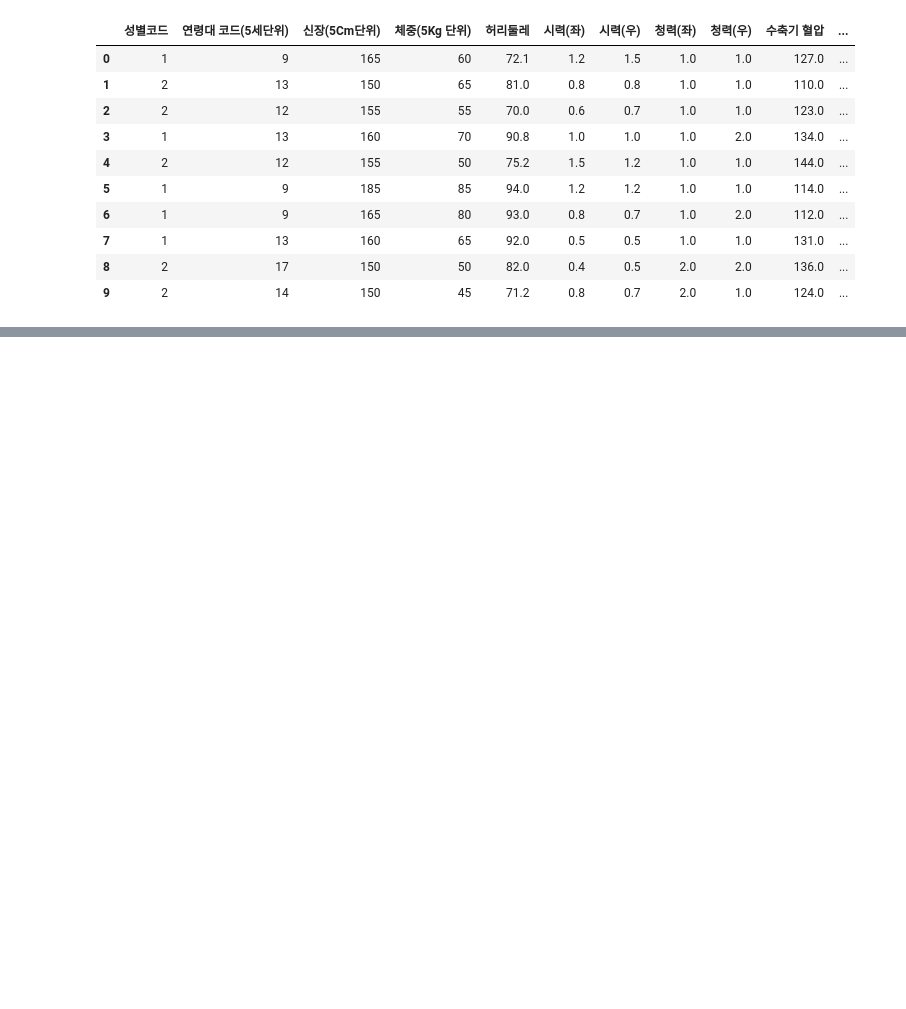
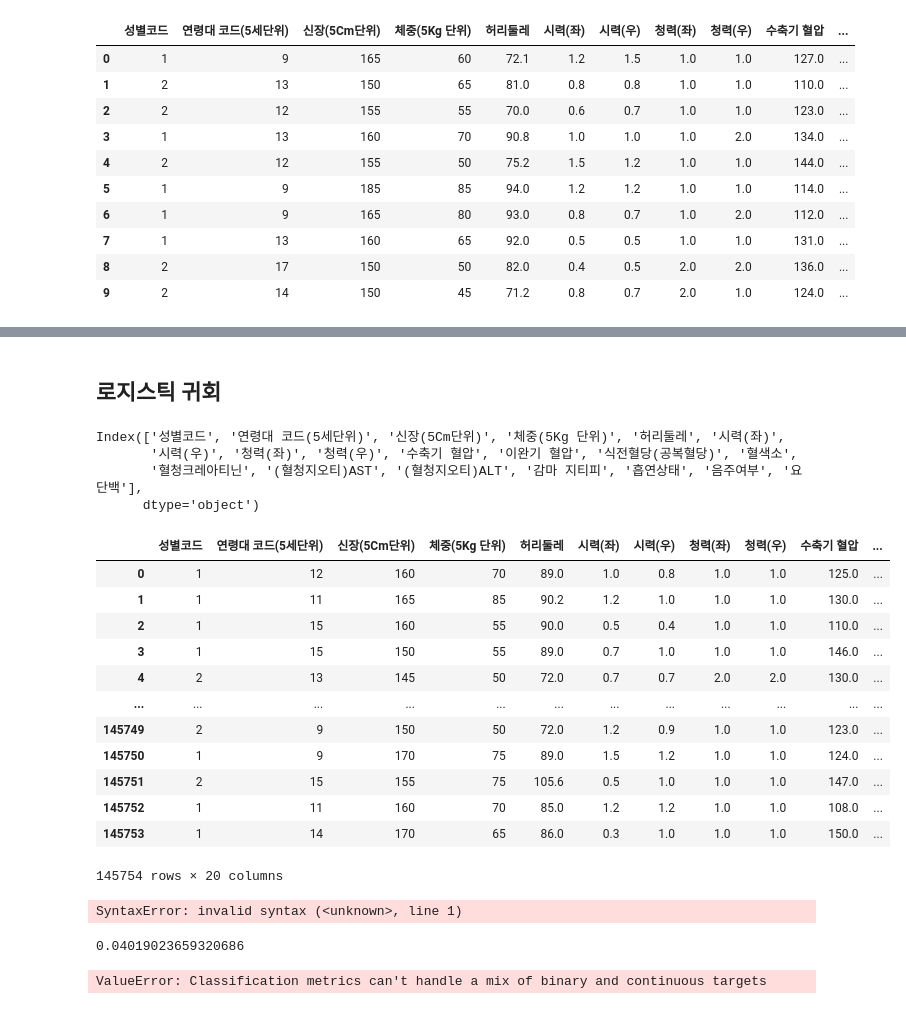
Before and after one commit to Geonjae-Joo/----, a Jupyter notebook: p3/p3_2.ipynb, the cells around one changed output, grey strips where cells are left out. Saved outputs shown, nothing was run; the diff lists cells and outputs as text; code cells hidden in the pictures; blank space fills up the shorter version.

```diff
--- a/p3/p3_2.ipynb
+++ b/p3/p3_2.ipynb
@@ -106,0 +325,2 @@ Name: 요단백, dtype: int64
+# %% [markdown]
+## 로지스틱 귀회
@@ -106,0 +334,45 @@ Name: 요단백, dtype: int64
+# %%
+t.columns
+# %% [output]
+Index(['성별코드', '연령대 코드(5세단위)', '신장(5Cm단위)', '체중(5Kg 단위)', '허리둘레', '시력(좌)',
+       '시력(우)', '청력(좌)', '청력(우)', '수축기 혈압', '이완기 혈압', '식전혈당(공복혈당)', '혈색소',
+       '혈청크레아티닌', '(혈청지오티)AST', '(혈청지오티)ALT', '감마 지티피', '흡연상태', '음주여부', '요단백'],
+      dtype='object')
+# %%
+t
+# %% [output]
+|  | 성별코드 | 연령대 코드(5세단위) | 신장(5Cm단위) | 체중(5Kg 단위) | 허리둘레 | 시력(좌) | 시력(우) | 청력(좌) | 청력(우) | 수축기 혈압 | ... |
+| 0 | 1 | 12 | 160 | 70 | 89.0 | 1.0 | 0.8 | 1.0 | 1.0 | 125.0 | ... |
+| 1 | 1 | 11 | 165 | 85 | 90.2 | 1.2 | 1.0 | 1.0 | 1.0 | 130.0 | ... |
+| 2 | 1 | 15 | 160 | 55 | 90.0 | 0.5 | 0.4 | 1.0 | 1.0 | 110.0 | ... |
+| 3 | 1 | 15 | 150 | 55 | 89.0 | 0.7 | 1.0 | 1.0 | 1.0 | 146.0 | ... |
+| 4 | 2 | 13 | 145 | 50 | 72.0 | 0.7 | 0.7 | 2.0 | 2.0 | 130.0 | ... |
+| ... | ... | ... | ... | ... | ... | ... | ... | ... | ... | ... | ... |
+| 145749 | 2 | 9 | 150 | 50 | 72.0 | 1.2 | 0.9 | 1.0 | 1.0 | 123.0 | ... |
+| 145750 | 1 | 9 | 170 | 75 | 89.0 | 1.5 | 1.2 | 1.0 | 1.0 | 124.0 | ... |
+| 145751 | 2 | 15 | 155 | 75 | 105.6 | 0.5 | 1.0 | 1.0 | 1.0 | 147.0 | ... |
+| 145752 | 1 | 11 | 160 | 70 | 85.0 | 1.2 | 1.2 | 1.0 | 1.0 | 108.0 | ... |
+| 145753 | 1 | 14 | 170 | 65 | 86.0 | 0.3 | 1.0 | 1.0 | 1.0 | 150.0 | ... |
+145754 rows × 20 columns
+# %%
+X_add0 = sm.add_constant(X)
+logit_mod = sm.Logit(y, X_add0)
+logit_res = logit_mod.fit(disp=0)
+print(logit_res.summary())
+# %% [output]
+SyntaxError: invalid syntax (<unknown>, line 1)
+# %%
+# 모델 성능평가 # 맥파이든
+from sklearn.metrics import log_loss
+y_hat = logit_res.predict(X_add0)
+log_loss(y, y_hat, normalize=False)
+mu_null = np.sum(y) / len(y)
+y_null = np.ones_like(y) * mu_null
+log_loss(y, y_null, normalize=False)
+print(1 - (log_loss(y, y_hat) / log_loss(y, y_null)))
+# %% [output]
+0.04019023659320686
+# %%
+classification_report(y,logit_res.predict(X_add0))
+# %% [output]
+ValueError: Classification metrics can't handle a mix of binary and continuous targets
```
Also changed, not shown: parts of 36 cells of this notebook, 12 other files.
